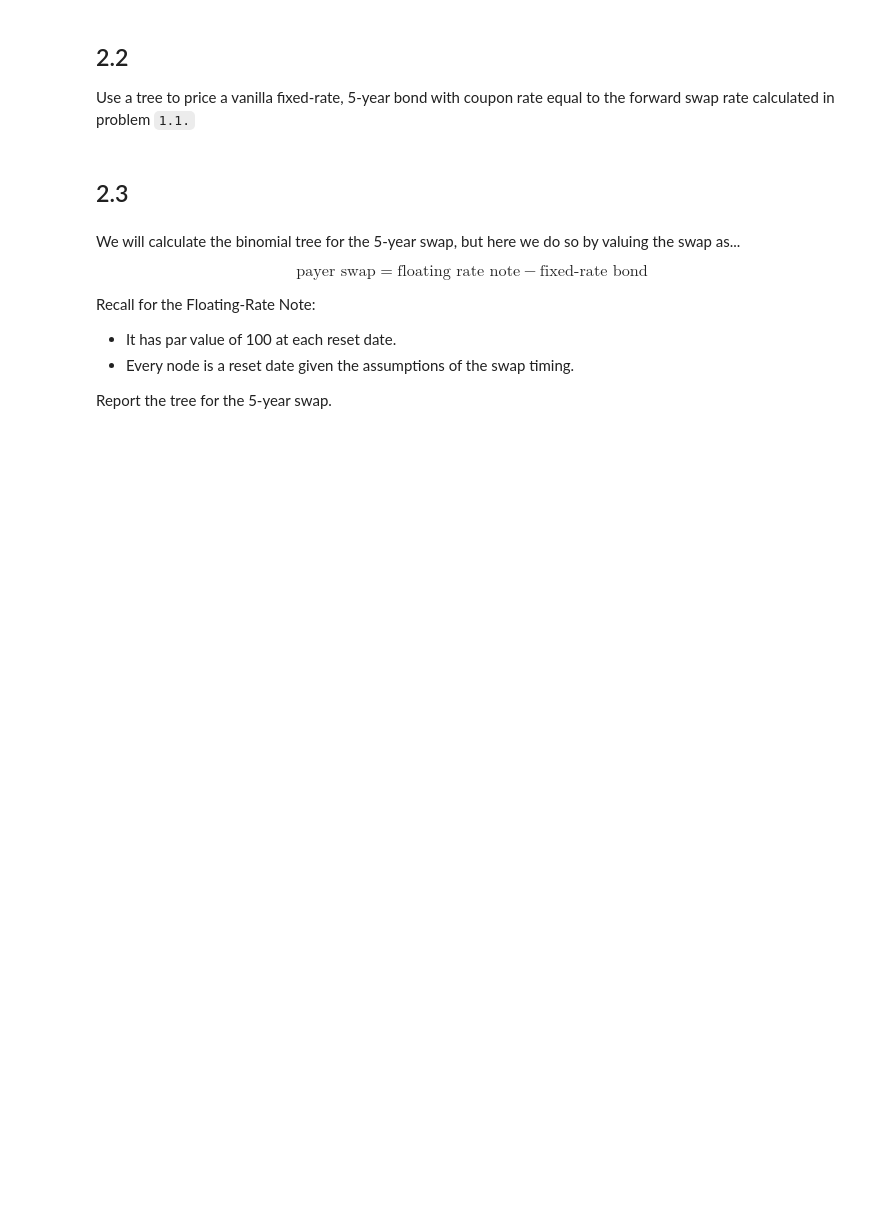
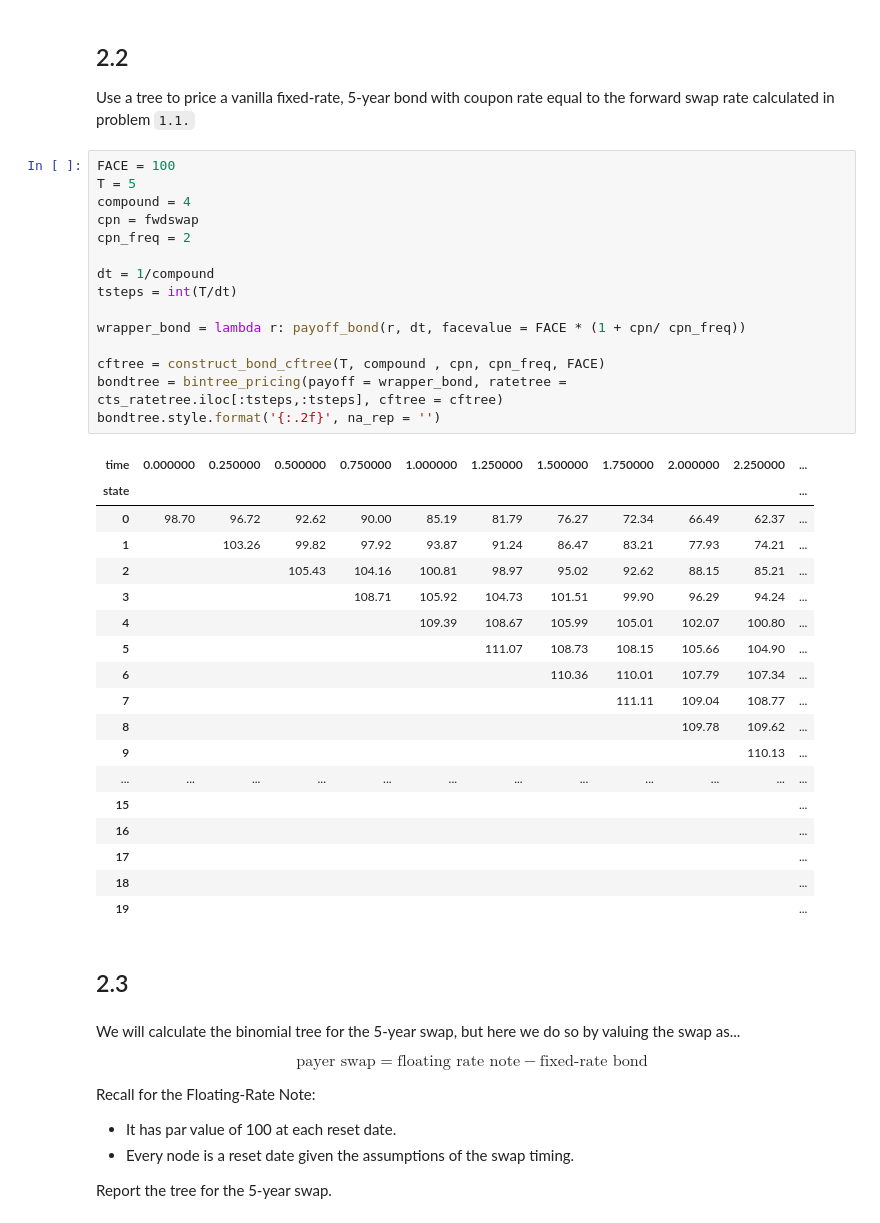
Before and after one commit to nicklewis-16/finm-fiderivs-2024, a Jupyter notebook: homework/Homework 3.ipynb, the cells around one changed output. Cells and saved outputs as stored; diff of their text form; blank space fills up the shorter version.

```diff
--- a/homework/Homework 3.ipynb
+++ b/homework/Homework 3.ipynb
@@ -278,6 +391,40 @@ Report the rate tree through $T=5$. Report trees for rates compounded
 ## 2.2
 
 Use a tree to price a vanilla fixed-rate, 5-year bond with coupon rate equal to the forward swap rate calculated in problem `1.1.`
+# %%
+FACE = 100
+T = 5
+compound = 4
+cpn = fwdswap
+cpn_freq = 2
+
+dt = 1/compound
+tsteps = int(T/dt)
+
+wrapper_bond = lambda r: payoff_bond(r, dt, facevalue = FACE * (1 + cpn/ cpn_freq))
+
+cftree = construct_bond_cftree(T, compound , cpn, cpn_freq, FACE)
+bondtree = bintree_pricing(payoff = wrapper_bond, ratetree = cts_ratetree.iloc[:tsteps,:tsteps], cftree = cftree)
+bondtree.style.format('{:.2f}', na_rep = '')
+# %% [output]
+| time | 0.000000 | 0.250000 | 0.500000 | 0.750000 | 1.000000 | 1.250000 | 1.500000 | 1.750000 | 2.000000 | 2.250000 | ... |
+| state |  |  |  |  |  |  |  |  |  |  | ... |
+| 0 | 98.70 | 96.72 | 92.62 | 90.00 | 85.19 | 81.79 | 76.27 | 72.34 | 66.49 | 62.37 | ... |
+| 1 |  | 103.26 | 99.82 | 97.92 | 93.87 | 91.24 | 86.47 | 83.21 | 77.93 | 74.21 | ... |
+| 2 |  |  | 105.43 | 104.16 | 100.81 | 98.97 | 95.02 | 92.62 | 88.15 | 85.21 | ... |
+| 3 |  |  |  | 108.71 | 105.92 | 104.73 | 101.51 | 99.90 | 96.29 | 94.24 | ... |
+| 4 |  |  |  |  | 109.39 | 108.67 | 105.99 | 105.01 | 102.07 | 100.80 | ... |
+| 5 |  |  |  |  |  | 111.07 | 108.73 | 108.15 | 105.66 | 104.90 | ... |
+| 6 |  |  |  |  |  |  | 110.36 | 110.01 | 107.79 | 107.34 | ... |
+| 7 |  |  |  |  |  |  |  | 111.11 | 109.04 | 108.77 | ... |
+| 8 |  |  |  |  |  |  |  |  | 109.78 | 109.62 | ... |
+| 9 |  |  |  |  |  |  |  |  |  | 110.13 | ... |
+| ... | ... | ... | ... | ... | ... | ... | ... | ... | ... | ... | ... |
+| 15 |  |  |  |  |  |  |  |  |  |  | ... |
+| 16 |  |  |  |  |  |  |  |  |  |  | ... |
+| 17 |  |  |  |  |  |  |  |  |  |  | ... |
+| 18 |  |  |  |  |  |  |  |  |  |  | ... |
+| 19 |  |  |  |  |  |  |  |  |  |  | ... |
 # %% [markdown]
 ## 2.3
 # %% [markdown]
```
Also changed, not shown: parts of 17 cells of this notebook, 1 other file.
